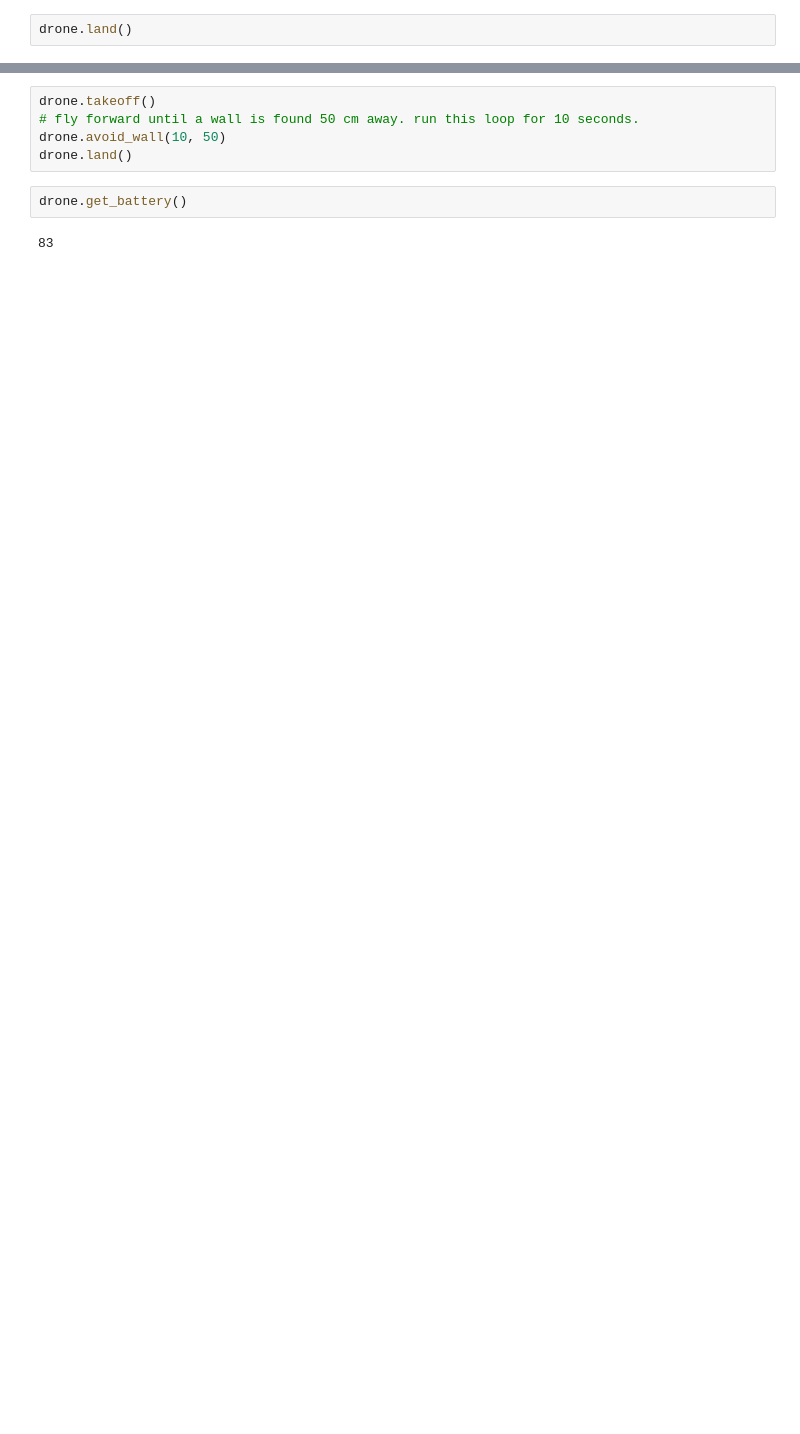
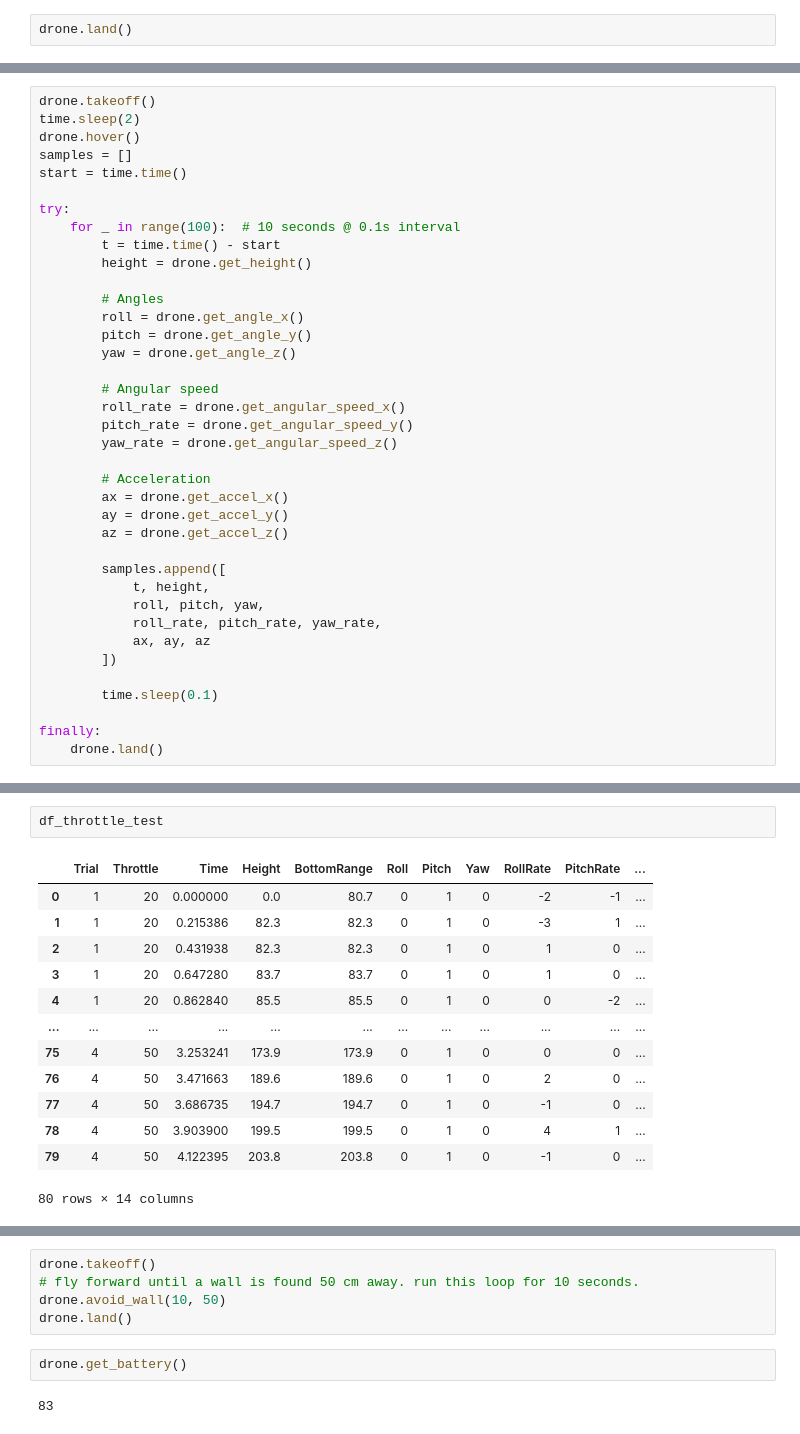
Before and after one commit to seanisthegood/drone_program, a Jupyter notebook: Drone_Research.ipynb, the cells around one changed output, grey strips where cells are left out. Saved outputs shown, nothing was run; the diff lists cells and outputs as text; blank space fills up the shorter version.

```diff
--- a/Drone_Research.ipynb
+++ b/Drone_Research.ipynb
@@ -68,0 +56,38 @@ KeyboardInterrupt:
+# %%
+drone.takeoff()
+time.sleep(2)
+drone.hover()
+samples = []
+start = time.time()
+
+try:
+    for _ in range(100):  # 10 seconds @ 0.1s interval
+        t = time.time() - start
+        height = drone.get_height()
+
+        # Angles
+        roll = drone.get_angle_x()
+        pitch = drone.get_angle_y()
+        yaw = drone.get_angle_z()
+
+        # Angular speed
+        roll_rate = drone.get_angular_speed_x()
+        pitch_rate = drone.get_angular_speed_y()
+        yaw_rate = drone.get_angular_speed_z()
+
+        # Acceleration
+        ax = drone.get_accel_x()
+        ay = drone.get_accel_y()
+        az = drone.get_accel_z()
+
+        samples.append([
+            t, height,
+            roll, pitch, yaw,
+            roll_rate, pitch_rate, yaw_rate,
+            ax, ay, az
+        ])
+
+        time.sleep(0.1)
+
+finally:
+    drone.land()
@@ -68,0 +238,16 @@ KeyboardInterrupt:
+# %%
+df_throttle_test
+# %% [output]
+|  | Trial | Throttle | Time | Height | BottomRange | Roll | Pitch | Yaw | RollRate | PitchRate | ... |
+| 0 | 1 | 20 | 0.000000 | 0.0 | 80.7 | 0 | 1 | 0 | -2 | -1 | ... |
+| 1 | 1 | 20 | 0.215386 | 82.3 | 82.3 | 0 | 1 | 0 | -3 | 1 | ... |
+| 2 | 1 | 20 | 0.431938 | 82.3 | 82.3 | 0 | 1 | 0 | 1 | 0 | ... |
+| 3 | 1 | 20 | 0.647280 | 83.7 | 83.7 | 0 | 1 | 0 | 1 | 0 | ... |
+| 4 | 1 | 20 | 0.862840 | 85.5 | 85.5 | 0 | 1 | 0 | 0 | -2 | ... |
+| ... | ... | ... | ... | ... | ... | ... | ... | ... | ... | ... | ... |
+| 75 | 4 | 50 | 3.253241 | 173.9 | 173.9 | 0 | 1 | 0 | 0 | 0 | ... |
+| 76 | 4 | 50 | 3.471663 | 189.6 | 189.6 | 0 | 1 | 0 | 2 | 0 | ... |
+| 77 | 4 | 50 | 3.686735 | 194.7 | 194.7 | 0 | 1 | 0 | -1 | 0 | ... |
+| 78 | 4 | 50 | 3.903900 | 199.5 | 199.5 | 0 | 1 | 0 | 4 | 1 | ... |
+| 79 | 4 | 50 | 4.122395 | 203.8 | 203.8 | 0 | 1 | 0 | -1 | 0 | ... |
+80 rows × 14 columns
```
Also changed, not shown: parts of 46 cells of this notebook.
